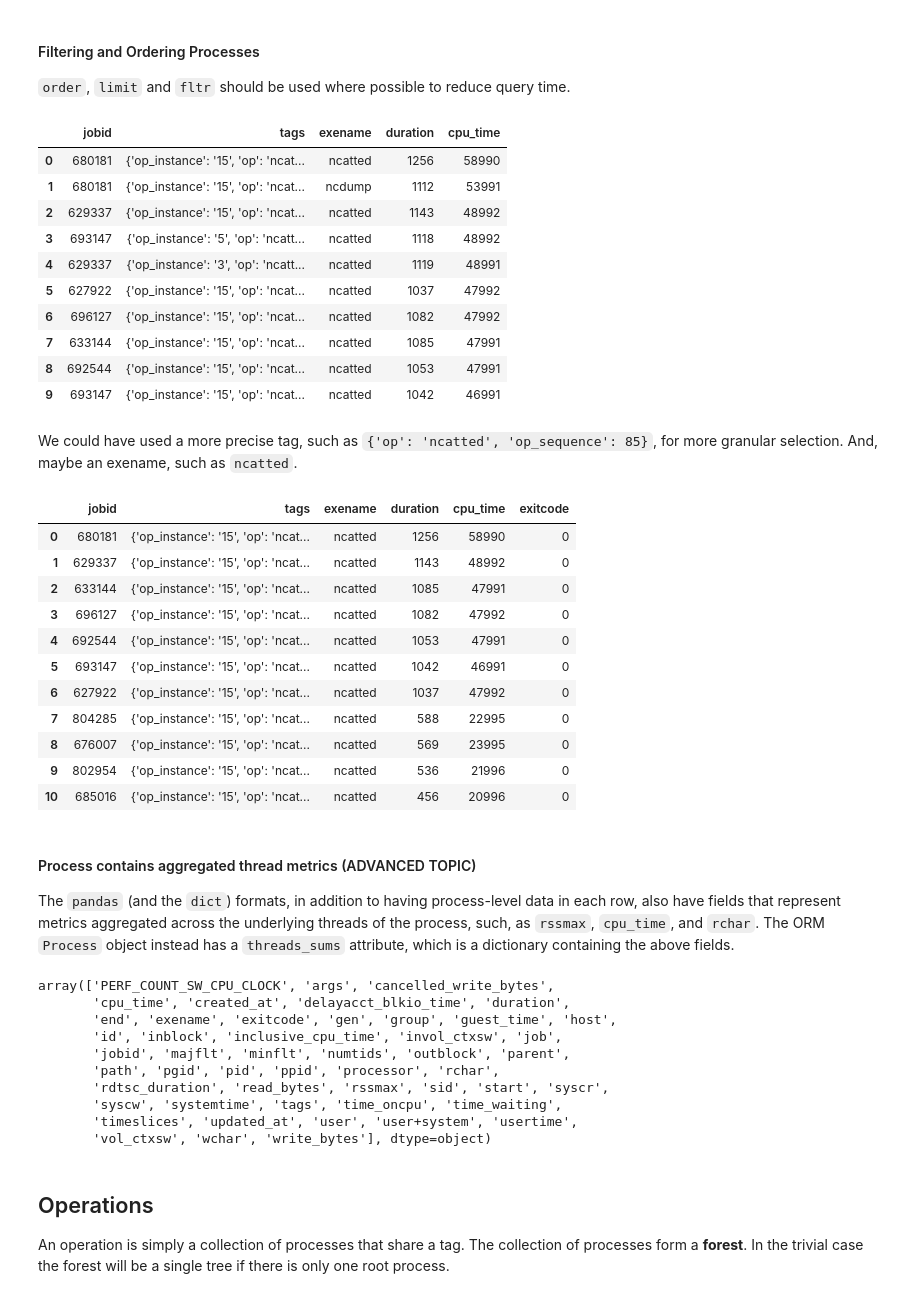
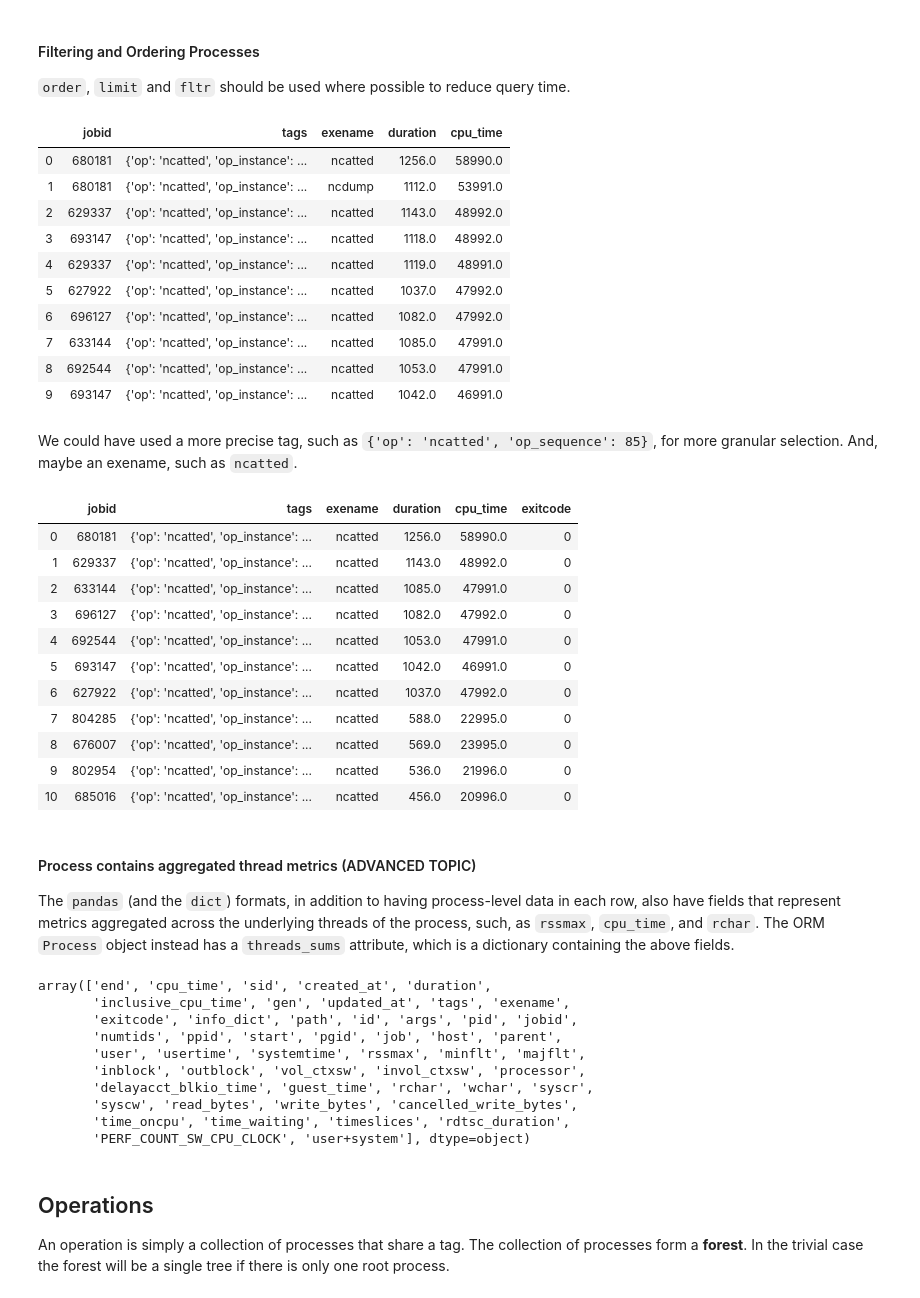
Before and after one commit to ilaflott/epmt, a Jupyter notebook: notebooks/Query-API.ipynb, the cells around one changed output. Cells and saved outputs as stored; diff of their text form; code cells hidden in the pictures.

```diff
--- a/notebooks/Query-API.ipynb
+++ b/notebooks/Query-API.ipynb
@@ -354,44 +361,44 @@ eq.job_proc_tags(jobs_orm)
 # sort them by the cpu_time, and then see the top offenders
 ncatted_procs = eq.get_procs(jobs_orm, \
                              tags = {'op': 'ncatted'}, \
-                             order='desc(p.cpu_time)', \
+                             order=eq.desc(eq.Process.cpu_time), \
                              limit=10, \
                              fmt='pandas')
 ncatted_procs[['jobid', 'tags', 'exename', 'duration', 'cpu_time']]
 # %% [output]
 |  | jobid | tags | exename | duration | cpu_time |
-| 0 | 680181 | {'op_instance': '15', 'op': 'ncat... | ncatted | 1256 | 58990 |
-| 1 | 680181 | {'op_instance': '15', 'op': 'ncat... | ncdump | 1112 | 53991 |
-| 2 | 629337 | {'op_instance': '15', 'op': 'ncat... | ncatted | 1143 | 48992 |
-| 3 | 693147 | {'op_instance': '5', 'op': 'ncatt... | ncatted | 1118 | 48992 |
-| 4 | 629337 | {'op_instance': '3', 'op': 'ncatt... | ncatted | 1119 | 48991 |
-| 5 | 627922 | {'op_instance': '15', 'op': 'ncat... | ncatted | 1037 | 47992 |
-| 6 | 696127 | {'op_instance': '15', 'op': 'ncat... | ncatted | 1082 | 47992 |
-| 7 | 633144 | {'op_instance': '15', 'op': 'ncat... | ncatted | 1085 | 47991 |
-| 8 | 692544 | {'op_instance': '15', 'op': 'ncat... | ncatted | 1053 | 47991 |
-| 9 | 693147 | {'op_instance': '15', 'op': 'ncat... | ncatted | 1042 | 46991 |
+| 0 | 680181 | {'op': 'ncatted', 'op_instance': ... | ncatted | 1256.0 | 58990.0 |
+| 1 | 680181 | {'op': 'ncatted', 'op_instance': ... | ncdump | 1112.0 | 53991.0 |
+| 2 | 629337 | {'op': 'ncatted', 'op_instance': ... | ncatted | 1143.0 | 48992.0 |
+| 3 | 693147 | {'op': 'ncatted', 'op_instance': ... | ncatted | 1118.0 | 48992.0 |
+| 4 | 629337 | {'op': 'ncatted', 'op_instance': ... | ncatted | 1119.0 | 48991.0 |
+| 5 | 627922 | {'op': 'ncatted', 'op_instance': ... | ncatted | 1037.0 | 47992.0 |
+| 6 | 696127 | {'op': 'ncatted', 'op_instance': ... | ncatted | 1082.0 | 47992.0 |
+| 7 | 633144 | {'op': 'ncatted', 'op_instance': ... | ncatted | 1085.0 | 47991.0 |
+| 8 | 692544 | {'op': 'ncatted', 'op_instance': ... | ncatted | 1053.0 | 47991.0 |
+| 9 | 693147 | {'op': 'ncatted', 'op_instance': ... | ncatted | 1042.0 | 46991.0 |
 # %% [markdown]
 We could have used a more precise tag, such as `{'op': 'ncatted', 'op_sequence': 85}`,
 for more granular selection. And, maybe an exename, such as `ncatted`.
 # %%
 procs = eq.get_procs(jobs_orm, tags='op:ncatted;op_sequence:85', \
-                     fltr='p.exename == "ncatted"', \
-                     order='desc(p.duration)', \
+                     fltr=(eq.Process.exename == "ncatted"), \
+                     order=(eq.desc(eq.Process.duration)), \
                      fmt='pandas')
 procs[['jobid', 'tags', 'exename', 'duration', 'cpu_time', 'exitcode']]
 # %% [output]
 |  | jobid | tags | exename | duration | cpu_time | exitcode |
-| 0 | 680181 | {'op_instance': '15', 'op': 'ncat... | ncatted | 1256 | 58990 | 0 |
-| 1 | 629337 | {'op_instance': '15', 'op': 'ncat... | ncatted | 1143 | 48992 | 0 |
-| 2 | 633144 | {'op_instance': '15', 'op': 'ncat... | ncatted | 1085 | 47991 | 0 |
-| 3 | 696127 | {'op_instance': '15', 'op': 'ncat... | ncatted | 1082 | 47992 | 0 |
-| 4 | 692544 | {'op_instance': '15', 'op': 'ncat... | ncatted | 1053 | 47991 | 0 |
-| 5 | 693147 | {'op_instance': '15', 'op': 'ncat... | ncatted | 1042 | 46991 | 0 |
-| 6 | 627922 | {'op_instance': '15', 'op': 'ncat... | ncatted | 1037 | 47992 | 0 |
-| 7 | 804285 | {'op_instance': '15', 'op': 'ncat... | ncatted | 588 | 22995 | 0 |
-| 8 | 676007 | {'op_instance': '15', 'op': 'ncat... | ncatted | 569 | 23995 | 0 |
-| 9 | 802954 | {'op_instance': '15', 'op': 'ncat... | ncatted | 536 | 21996 | 0 |
-| 10 | 685016 | {'op_instance': '15', 'op': 'ncat... | ncatted | 456 | 20996 | 0 |
+| 0 | 680181 | {'op': 'ncatted', 'op_instance': ... | ncatted | 1256.0 | 58990.0 | 0 |
+| 1 | 629337 | {'op': 'ncatted', 'op_instance': ... | ncatted | 1143.0 | 48992.0 | 0 |
+| 2 | 633144 | {'op': 'ncatted', 'op_instance': ... | ncatted | 1085.0 | 47991.0 | 0 |
+| 3 | 696127 | {'op': 'ncatted', 'op_instance': ... | ncatted | 1082.0 | 47992.0 | 0 |
+| 4 | 692544 | {'op': 'ncatted', 'op_instance': ... | ncatted | 1053.0 | 47991.0 | 0 |
+| 5 | 693147 | {'op': 'ncatted', 'op_instance': ... | ncatted | 1042.0 | 46991.0 | 0 |
+| 6 | 627922 | {'op': 'ncatted', 'op_instance': ... | ncatted | 1037.0 | 47992.0 | 0 |
+| 7 | 804285 | {'op': 'ncatted', 'op_instance': ... | ncatted | 588.0 | 22995.0 | 0 |
+| 8 | 676007 | {'op': 'ncatted', 'op_instance': ... | ncatted | 569.0 | 23995.0 | 0 |
+| 9 | 802954 | {'op': 'ncatted', 'op_instance': ... | ncatted | 536.0 | 21996.0 | 0 |
+| 10 | 685016 | {'op': 'ncatted', 'op_instance': ... | ncatted | 456.0 | 20996.0 | 0 |
 # %% [markdown]
 #### <a name="thread-metrics-aggregation">Process contains aggregated thread metrics (ADVANCED TOPIC)</a>
 
@@ -401,16 +408,16 @@ which is a dictionary containing the above fields.
 # %%
 procs.columns.values
 # %% [output]
-array(['PERF_COUNT_SW_CPU_CLOCK', 'args', 'cancelled_write_bytes',
-       'cpu_time', 'created_at', 'delayacct_blkio_time', 'duration',
-       'end', 'exename', 'exitcode', 'gen', 'group', 'guest_time', 'host',
-       'id', 'inblock', 'inclusive_cpu_time', 'invol_ctxsw', 'job',
-       'jobid', 'majflt', 'minflt', 'numtids', 'outblock', 'parent',
-       'path', 'pgid', 'pid', 'ppid', 'processor', 'rchar',
-       'rdtsc_duration', 'read_bytes', 'rssmax', 'sid', 'start', 'syscr',
-       'syscw', 'systemtime', 'tags', 'time_oncpu', 'time_waiting',
-       'timeslices', 'updated_at', 'user', 'user+system', 'usertime',
-       'vol_ctxsw', 'wchar', 'write_bytes'], dtype=object)
+array(['end', 'cpu_time', 'sid', 'created_at', 'duration',
+       'inclusive_cpu_time', 'gen', 'updated_at', 'tags', 'exename',
+       'exitcode', 'info_dict', 'path', 'id', 'args', 'pid', 'jobid',
+       'numtids', 'ppid', 'start', 'pgid', 'job', 'host', 'parent',
+       'user', 'usertime', 'systemtime', 'rssmax', 'minflt', 'majflt',
+       'inblock', 'outblock', 'vol_ctxsw', 'invol_ctxsw', 'processor',
+       'delayacct_blkio_time', 'guest_time', 'rchar', 'wchar', 'syscr',
+       'syscw', 'read_bytes', 'write_bytes', 'cancelled_write_bytes',
+       'time_oncpu', 'time_waiting', 'timeslices', 'rdtsc_duration',
+       'PERF_COUNT_SW_CPU_CLOCK', 'user+system'], dtype=object)
 # %% [markdown]
 ## <a name="ops">Operations</a>
 
```
Also changed, not shown: parts of 6 cells of this notebook, 11 other files.
